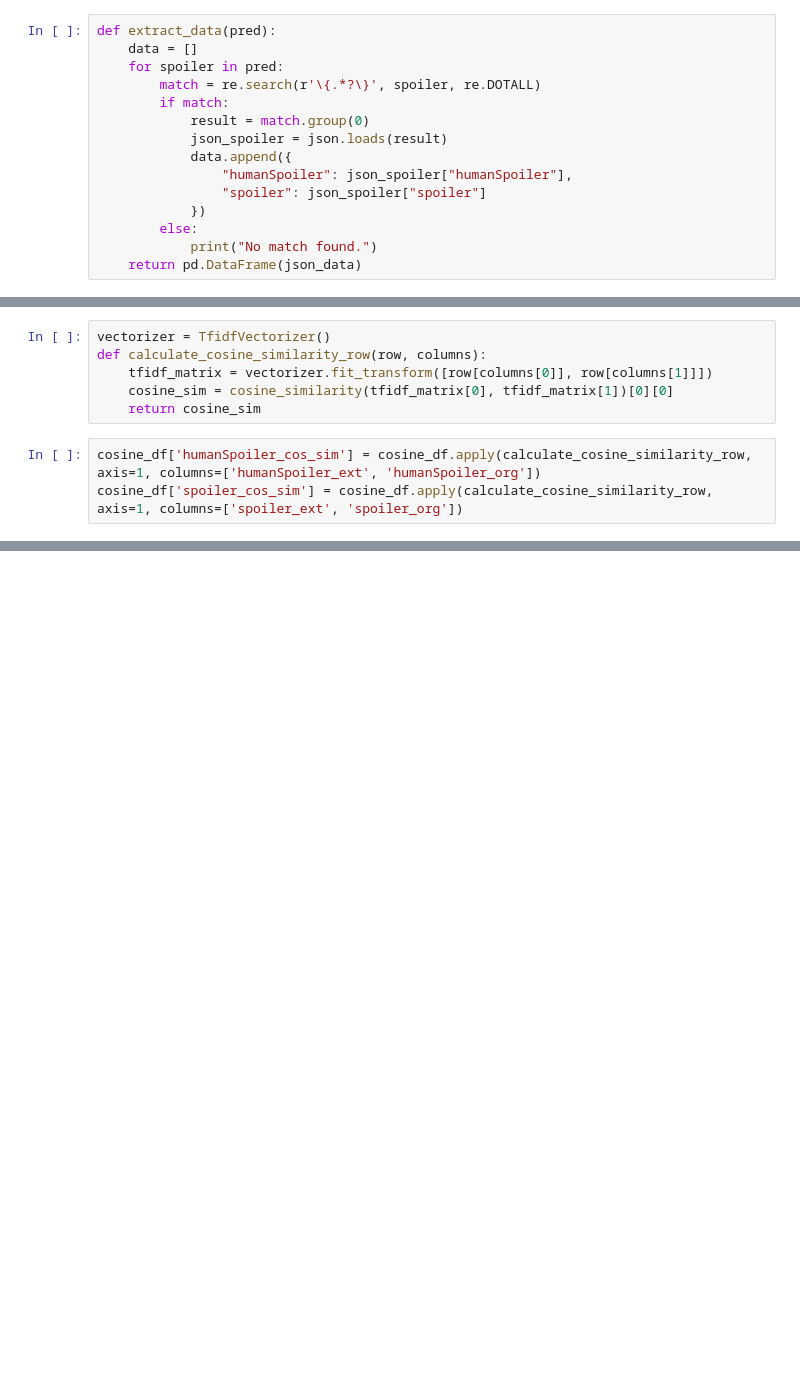
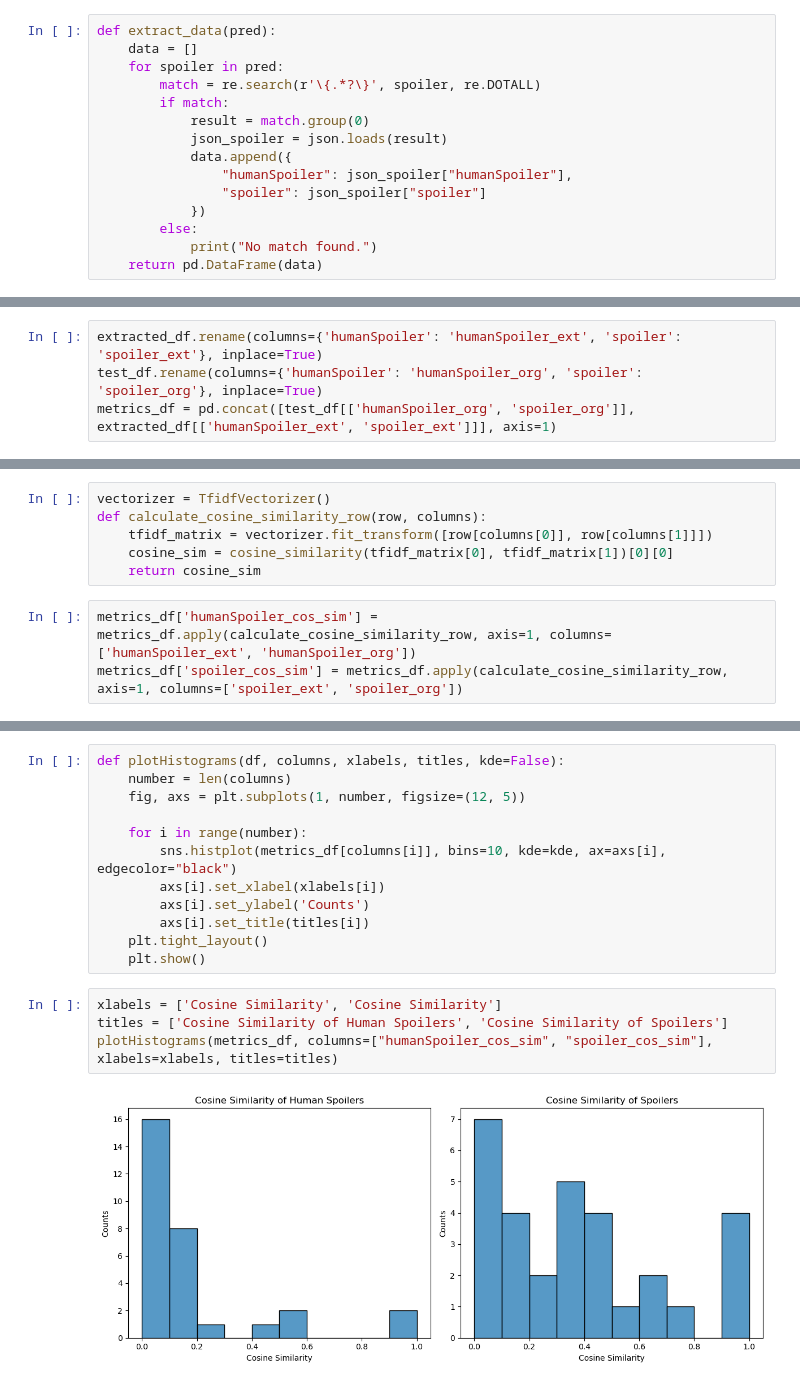
Before and after one commit to matkubita/ClickbaitDetectionThesis, a Jupyter notebook: notebooks/9-Clickbait-Spoiling.ipynb, the cells around one changed output, grey strips where cells are left out. Drawn from its saved outputs; the diff is of its cells as text; blank space fills up the shorter version.

```diff
--- a/notebooks/9-Clickbait-Spoiling.ipynb
+++ b/notebooks/9-Clickbait-Spoiling.ipynb
@@ -325,7 +358,7 @@ def extract_data(pred):
             })
         else:
             print("No match found.")
-    return pd.DataFrame(json_data)
+    return pd.DataFrame(data)
 # %%
 extracted_df = extract_data(pred)
 na_rows = extracted_df[extracted_df.isna().any(axis=1)]
@@ -340,5 +373,9 @@ Rows with NaN values:  (0, 2)
 - BERTScore (BSc)
 - METEOR (MET)
 - Cosine Similarity
+# %%
+extracted_df.rename(columns={'humanSpoiler': 'humanSpoiler_ext', 'spoiler': 'spoiler_ext'}, inplace=True)
+test_df.rename(columns={'humanSpoiler': 'humanSpoiler_org', 'spoiler': 'spoiler_org'}, inplace=True)
+metrics_df = pd.concat([test_df[['humanSpoiler_org', 'spoiler_org']], extracted_df[['humanSpoiler_ext', 'spoiler_ext']]], axis=1)
 # %% [markdown]
 #### Cosine Similarity for spoiler, humanSpoiler
@@ -353,5 +386,5 @@ def calculate_cosine_similarity_row(row, columns):
     cosine_sim = cosine_similarity(tfidf_matrix[0], tfidf_matrix[1])[0][0]
     return cosine_sim
 # %%
-cosine_df['humanSpoiler_cos_sim'] = cosine_df.apply(calculate_cosine_similarity_row, axis=1, columns=['humanSpoiler_ext', 'humanSpoiler_org'])
-cosine_df['spoiler_cos_sim'] = cosine_df.apply(calculate_cosine_similarity_row, axis=1, columns=['spoiler_ext', 'spoiler_org'])
+metrics_df['humanSpoiler_cos_sim'] = metrics_df.apply(calculate_cosine_similarity_row, axis=1, columns=['humanSpoiler_ext', 'humanSpoiler_org'])
+metrics_df['spoiler_cos_sim'] = metrics_df.apply(calculate_cosine_similarity_row, axis=1, columns=['spoiler_ext', 'spoiler_org'])
@@ -366,0 +391,18 @@ cosine_df.head()
+# %%
+def plotHistograms(df, columns, xlabels, titles, kde=False):
+    number = len(columns)
+    fig, axs = plt.subplots(1, number, figsize=(12, 5))
+
+    for i in range(number):
+        sns.histplot(metrics_df[columns[i]], bins=10, kde=kde, ax=axs[i], edgecolor="black")
+        axs[i].set_xlabel(xlabels[i])
+        axs[i].set_ylabel('Counts')
+        axs[i].set_title(titles[i])
+    plt.tight_layout()
+    plt.show()
+# %%
+xlabels = ['Cosine Similarity', 'Cosine Similarity']
+titles = ['Cosine Similarity of Human Spoilers', 'Cosine Similarity of Spoilers']
+plotHistograms(metrics_df, columns=["humanSpoiler_cos_sim", "spoiler_cos_sim"], xlabels=xlabels, titles=titles)
+# %% [output]
+[figure, added]
```
Also changed, not shown: parts of 37 cells of this notebook, 2 other files.
